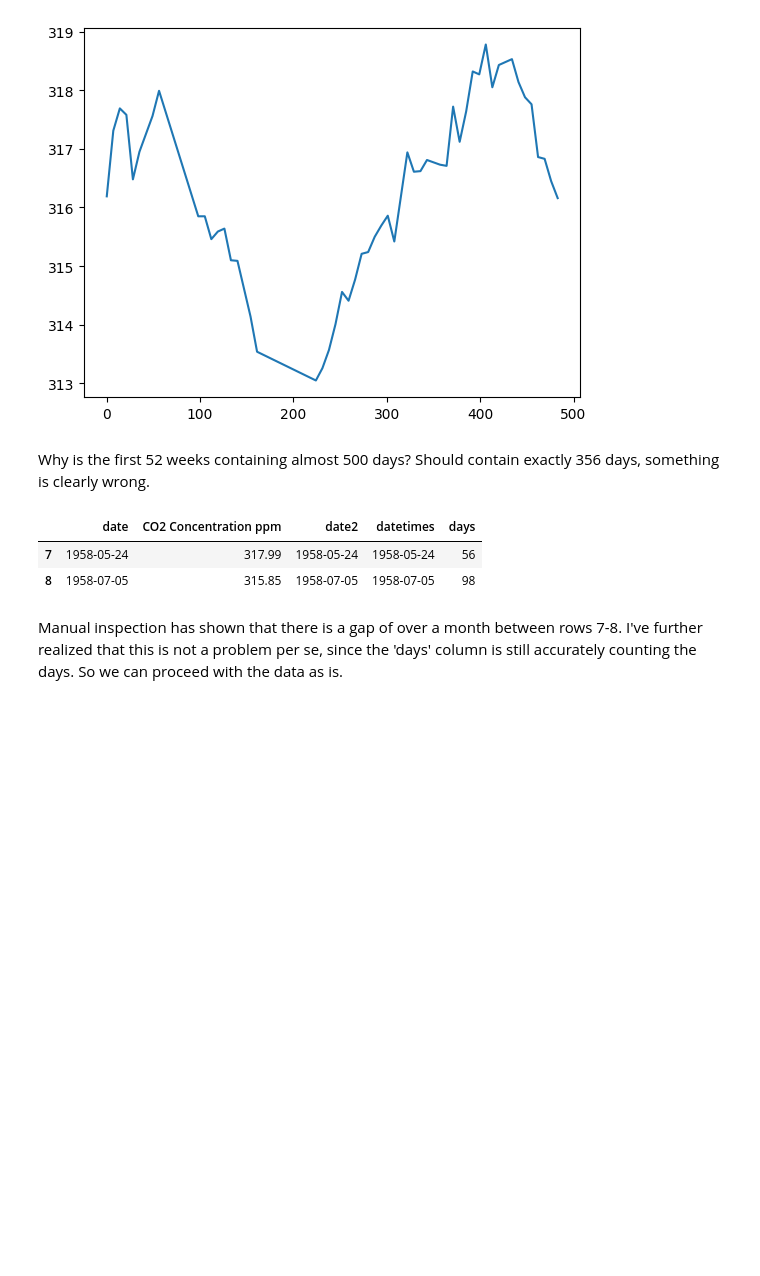
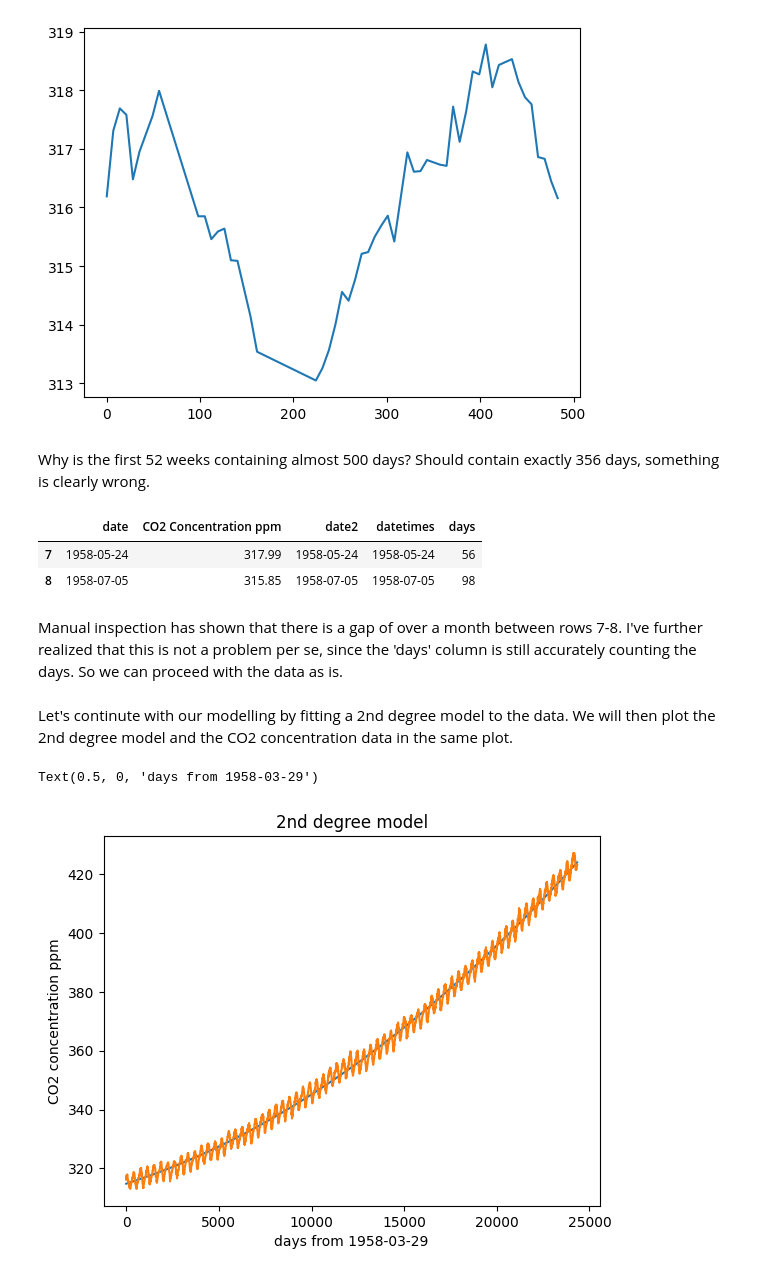
Before and after one commit to nordqvig/SMPE_Georgios_Public, a Jupyter notebook: MOOC/MOOCModule3/PeerAssessmentTask/PeerAssessmentSujet1.ipynb, the cells around one changed output. Cells and saved outputs as stored; diff of their text form; code cells hidden in the pictures; blank space fills up the shorter version.

```diff
--- a/MOOC/MOOCModule3/PeerAssessmentTask/PeerAssessmentSujet1.ipynb
+++ b/MOOC/MOOCModule3/PeerAssessmentTask/PeerAssessmentSujet1.ipynb
@@ -87,3 +80,16 @@ data[7:9]
 | 8 | 1958-07-05 | 315.85 | 1958-07-05 | 1958-07-05 | 98 |
 # %% [markdown]
 Manual inspection has shown that there is a gap of over a month between rows 7-8. I've further realized that this is not a problem per se, since the 'days' column is still accurately counting the days. So we can proceed with the data as is.
+# %% [markdown]
+Let's continute with our modelling by fitting a 2nd degree model to the data. We will then plot the 2nd degree model and the CO2 concentration data in the same plot.
+# %%
+model = np.polyfit(data['days'], data['CO2 Concentration ppm'], deg = 2)
+data['2nd deg pol'] = model[0] * data['days']**2 +  model[1] * data['days'] + model[2]
+plt.plot(data['days'], data['2nd deg pol'])
+plt.plot(data['days'], data['CO2 Concentration ppm'])
+plt.title('2nd degree model')
+plt.ylabel('CO2 concentration ppm')
+plt.xlabel('days from 1958-03-29')
+# %% [output]
+Text(0.5, 0, 'days from 1958-03-29')
+[figure, added]
```
Also changed, not shown: parts of 15 cells of this notebook.
